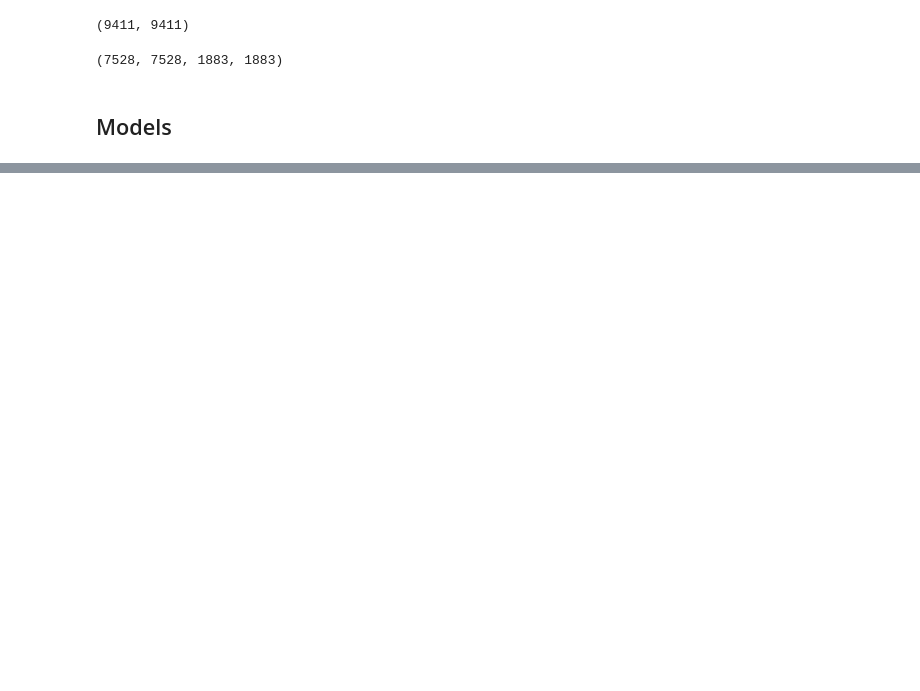
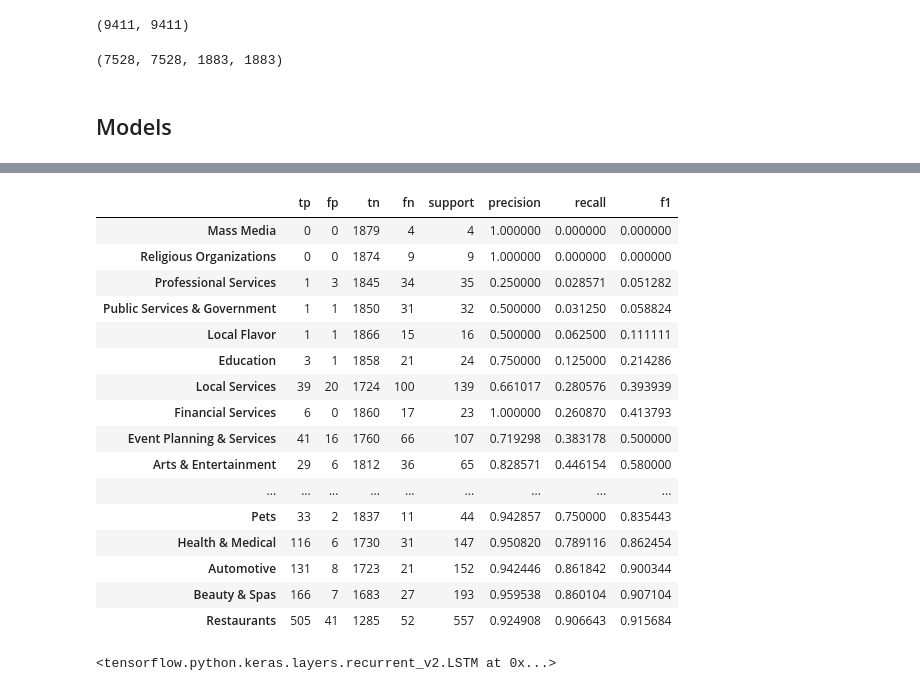
Before and after one commit to colinpollock/yelp-business-categorization, a Jupyter notebook: Categorization.ipynb, the cells around one changed output, grey strips where cells are left out. Saved outputs shown, nothing was run; the diff lists cells and outputs as text; code cells hidden in the pictures; blank space fills up the shorter version.

```diff
--- a/Categorization.ipynb
+++ b/Categorization.ipynb
@@ -96,3 +152,23 @@ Wall time: 3min 12s
+# %%
+dense_experiment_2.validation_metrics
+# %% [output]
+|  | tp | fp | tn | fn | support | precision | recall | f1 |
+| Mass Media | 0 | 0 | 1879 | 4 | 4 | 1.000000 | 0.000000 | 0.000000 |
+| Religious Organizations | 0 | 0 | 1874 | 9 | 9 | 1.000000 | 0.000000 | 0.000000 |
+| Professional Services | 1 | 3 | 1845 | 34 | 35 | 0.250000 | 0.028571 | 0.051282 |
+| Public Services & Government | 1 | 1 | 1850 | 31 | 32 | 0.500000 | 0.031250 | 0.058824 |
+| Local Flavor | 1 | 1 | 1866 | 15 | 16 | 0.500000 | 0.062500 | 0.111111 |
+| Education | 3 | 1 | 1858 | 21 | 24 | 0.750000 | 0.125000 | 0.214286 |
+| Local Services | 39 | 20 | 1724 | 100 | 139 | 0.661017 | 0.280576 | 0.393939 |
+| Financial Services | 6 | 0 | 1860 | 17 | 23 | 1.000000 | 0.260870 | 0.413793 |
+| Event Planning & Services | 41 | 16 | 1760 | 66 | 107 | 0.719298 | 0.383178 | 0.500000 |
+| Arts & Entertainment | 29 | 6 | 1812 | 36 | 65 | 0.828571 | 0.446154 | 0.580000 |
+| ... | ... | ... | ... | ... | ... | ... | ... | ... |
+| Pets | 33 | 2 | 1837 | 11 | 44 | 0.942857 | 0.750000 | 0.835443 |
+| Health & Medical | 116 | 6 | 1730 | 31 | 147 | 0.950820 | 0.789116 | 0.862454 |
+| Automotive | 131 | 8 | 1723 | 21 | 152 | 0.942446 | 0.861842 | 0.900344 |
+| Beauty & Spas | 166 | 7 | 1683 | 27 | 193 | 0.959538 | 0.860104 | 0.907104 |
+| Restaurants | 505 | 41 | 1285 | 52 | 557 | 0.924908 | 0.906643 | 0.915684 |
 # %%
 featurizer = NameAndReviewTextFeaturizer(max_vocab_size=vocab_size, max_length=input_length)
 featurizer.fit(train_examples)
@@ -115,0 +194,4 @@ validation_labels = labelizer.transform(validation_label_sets)
+# %%
+K.layers.LSTM(30)
+# %% [output]
+<tensorflow.python.keras.layers.recurrent_v2.LSTM at 0x...>
```
Also changed, not shown: parts of 9 cells of this notebook.
